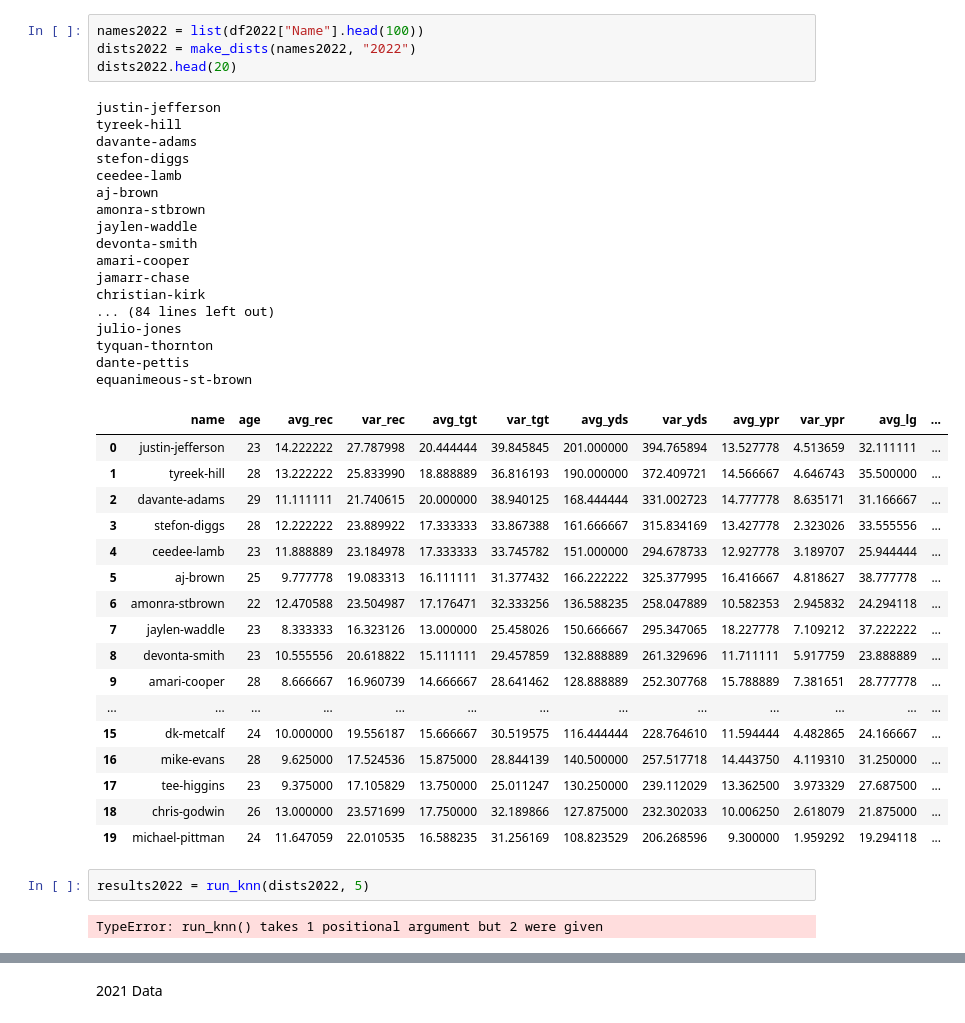
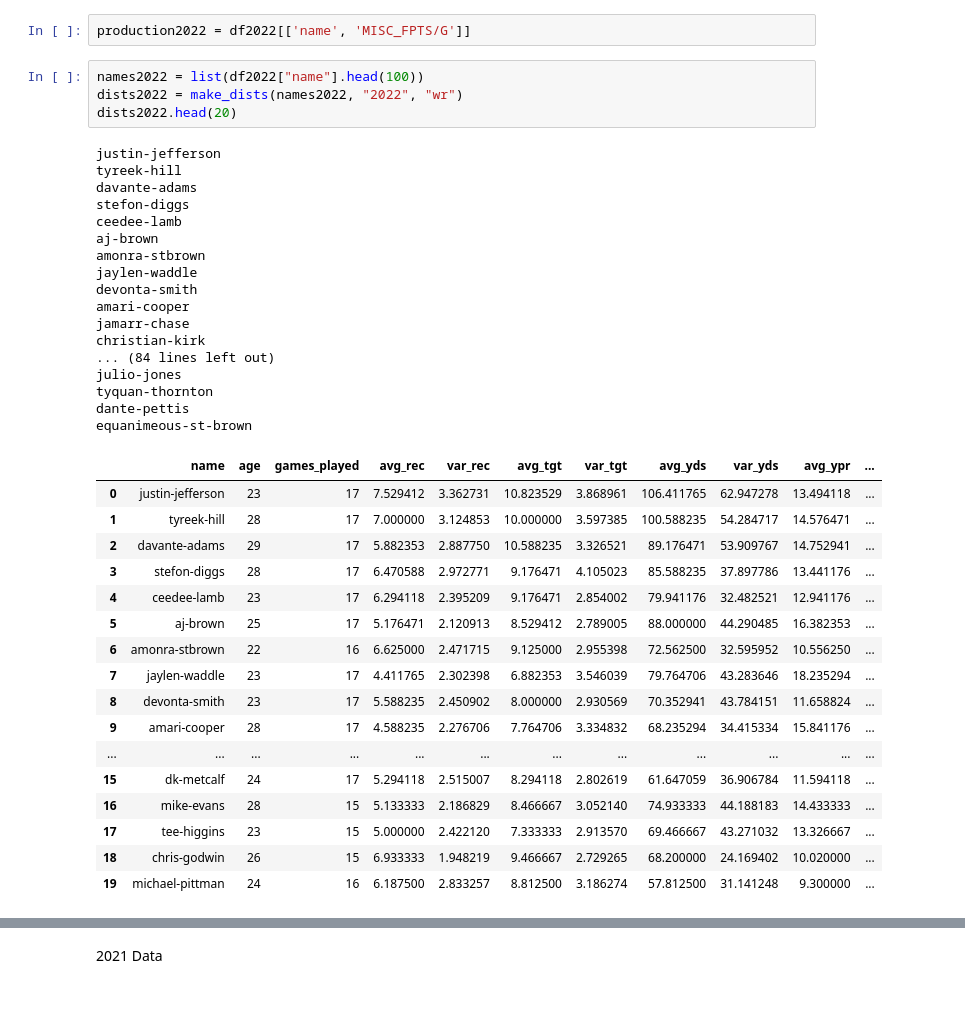
Before and after one commit to xander-abbott/fantasy_scrape, a Jupyter notebook: main_wr.ipynb, the cells around one changed output, grey strips where cells are left out. Drawn from its saved outputs; the diff is of its cells as text.

```diff
--- a/main_wr.ipynb
+++ b/main_wr.ipynb
@@ -15,43 +35,41 @@ df2022 = extract_players("2022", "wr", "PPR")
+# %%
+production2022 = df2022[['name', 'MISC_FPTS/G']]
 # %%
-names2022 = list(df2022["Name"].head(100))
-dists2022 = make_dists(names2022, "2022")
+names2022 = list(df2022["name"].head(100))
+dists2022 = make_dists(names2022, "2022", "wr")
 dists2022.head(20)
 # %% [output]
 justin-jefferson
 tyreek-hill
 davante-adams
 stefon-diggs
 ceedee-lamb
 aj-brown
 amonra-stbrown
 jaylen-waddle
 devonta-smith
 amari-cooper
 jamarr-chase
 christian-kirk
 ... (84 lines left out)
 julio-jones
 tyquan-thornton
 dante-pettis
 equanimeous-st-brown
-|  | name | age | avg_rec | var_rec | avg_tgt | var_tgt | avg_yds | var_yds | avg_ypr | var_ypr | avg_lg | ... |
-| 0 | justin-jefferson | 23 | 14.222222 | 27.787998 | 20.444444 | 39.845845 | 201.000000 | 394.765894 | 13.527778 | 4.513659 | 32.111111 | ... |
-| 1 | tyreek-hill | 28 | 13.222222 | 25.833990 | 18.888889 | 36.816193 | 190.000000 | 372.409721 | 14.566667 | 4.646743 | 35.500000 | ... |
-| 2 | davante-adams | 29 | 11.111111 | 21.740615 | 20.000000 | 38.940125 | 168.444444 | 331.002723 | 14.777778 | 8.635171 | 31.166667 | ... |
-| 3 | stefon-diggs | 28 | 12.222222 | 23.889922 | 17.333333 | 33.867388 | 161.666667 | 315.834169 | 13.427778 | 2.323026 | 33.555556 | ... |
-| 4 | ceedee-lamb | 23 | 11.888889 | 23.184978 | 17.333333 | 33.745782 | 151.000000 | 294.678733 | 12.927778 | 3.189707 | 25.944444 | ... |
-| 5 | aj-brown | 25 | 9.777778 | 19.083313 | 16.111111 | 31.377432 | 166.222222 | 325.377995 | 16.416667 | 4.818627 | 38.777778 | ... |
-| 6 | amonra-stbrown | 22 | 12.470588 | 23.504987 | 17.176471 | 32.333256 | 136.588235 | 258.047889 | 10.582353 | 2.945832 | 24.294118 | ... |
-| 7 | jaylen-waddle | 23 | 8.333333 | 16.323126 | 13.000000 | 25.458026 | 150.666667 | 295.347065 | 18.227778 | 7.109212 | 37.222222 | ... |
-| 8 | devonta-smith | 23 | 10.555556 | 20.618822 | 15.111111 | 29.457859 | 132.888889 | 261.329696 | 11.711111 | 5.917759 | 23.888889 | ... |
-| 9 | amari-cooper | 28 | 8.666667 | 16.960739 | 14.666667 | 28.641462 | 128.888889 | 252.307768 | 15.788889 | 7.381651 | 28.777778 | ... |
-| ... | ... | ... | ... | ... | ... | ... | ... | ... | ... | ... | ... | ... |
-| 15 | dk-metcalf | 24 | 10.000000 | 19.556187 | 15.666667 | 30.519575 | 116.444444 | 228.764610 | 11.594444 | 4.482865 | 24.166667 | ... |
-| 16 | mike-evans | 28 | 9.625000 | 17.524536 | 15.875000 | 28.844139 | 140.500000 | 257.517718 | 14.443750 | 4.119310 | 31.250000 | ... |
-| 17 | tee-higgins | 23 | 9.375000 | 17.105829 | 13.750000 | 25.011247 | 130.250000 | 239.112029 | 13.362500 | 3.973329 | 27.687500 | ... |
-| 18 | chris-godwin | 26 | 13.000000 | 23.571699 | 17.750000 | 32.189866 | 127.875000 | 232.302033 | 10.006250 | 2.618079 | 21.875000 | ... |
-| 19 | michael-pittman | 24 | 11.647059 | 22.010535 | 16.588235 | 31.256169 | 108.823529 | 206.268596 | 9.300000 | 1.959292 | 19.294118 | ... |
+|  | name | age | games_played | avg_rec | var_rec | avg_tgt | var_tgt | avg_yds | var_yds | avg_ypr | ... |
+| 0 | justin-jefferson | 23 | 17 | 7.529412 | 3.362731 | 10.823529 | 3.868961 | 106.411765 | 62.947278 | 13.494118 | ... |
+| 1 | tyreek-hill | 28 | 17 | 7.000000 | 3.124853 | 10.000000 | 3.597385 | 100.588235 | 54.284717 | 14.576471 | ... |
+| 2 | davante-adams | 29 | 17 | 5.882353 | 2.887750 | 10.588235 | 3.326521 | 89.176471 | 53.909767 | 14.752941 | ... |
+| 3 | stefon-diggs | 28 | 17 | 6.470588 | 2.972771 | 9.176471 | 4.105023 | 85.588235 | 37.897786 | 13.441176 | ... |
+| 4 | ceedee-lamb | 23 | 17 | 6.294118 | 2.395209 | 9.176471 | 2.854002 | 79.941176 | 32.482521 | 12.941176 | ... |
+| 5 | aj-brown | 25 | 17 | 5.176471 | 2.120913 | 8.529412 | 2.789005 | 88.000000 | 44.290485 | 16.382353 | ... |
+| 6 | amonra-stbrown | 22 | 16 | 6.625000 | 2.471715 | 9.125000 | 2.955398 | 72.562500 | 32.595952 | 10.556250 | ... |
+| 7 | jaylen-waddle | 23 | 17 | 4.411765 | 2.302398 | 6.882353 | 3.546039 | 79.764706 | 43.283646 | 18.235294 | ... |
+| 8 | devonta-smith | 23 | 17 | 5.588235 | 2.450902 | 8.000000 | 2.930569 | 70.352941 | 43.784151 | 11.658824 | ... |
+| 9 | amari-cooper | 28 | 17 | 4.588235 | 2.276706 | 7.764706 | 3.334832 | 68.235294 | 34.415334 | 15.841176 | ... |
+| ... | ... | ... | ... | ... | ... | ... | ... | ... | ... | ... | ... |
+| 15 | dk-metcalf | 24 | 17 | 5.294118 | 2.515007 | 8.294118 | 2.802619 | 61.647059 | 36.906784 | 11.594118 | ... |
+| 16 | mike-evans | 28 | 15 | 5.133333 | 2.186829 | 8.466667 | 3.052140 | 74.933333 | 44.188183 | 14.433333 | ... |
+| 17 | tee-higgins | 23 | 15 | 5.000000 | 2.422120 | 7.333333 | 2.913570 | 69.466667 | 43.271032 | 13.326667 | ... |
+| 18 | chris-godwin | 26 | 15 | 6.933333 | 1.948219 | 9.466667 | 2.729265 | 68.200000 | 24.169402 | 10.020000 | ... |
+| 19 | michael-pittman | 24 | 16 | 6.187500 | 2.833257 | 8.812500 | 3.186274 | 57.812500 | 31.141248 | 9.300000 | ... |
-# %%
-results2022 = run_knn(dists2022, 5)
-# %% [output]
-TypeError: run_knn() takes 1 positional argument but 2 were given
```
Also changed, not shown: parts of 39 cells of this notebook, 6 other files.
